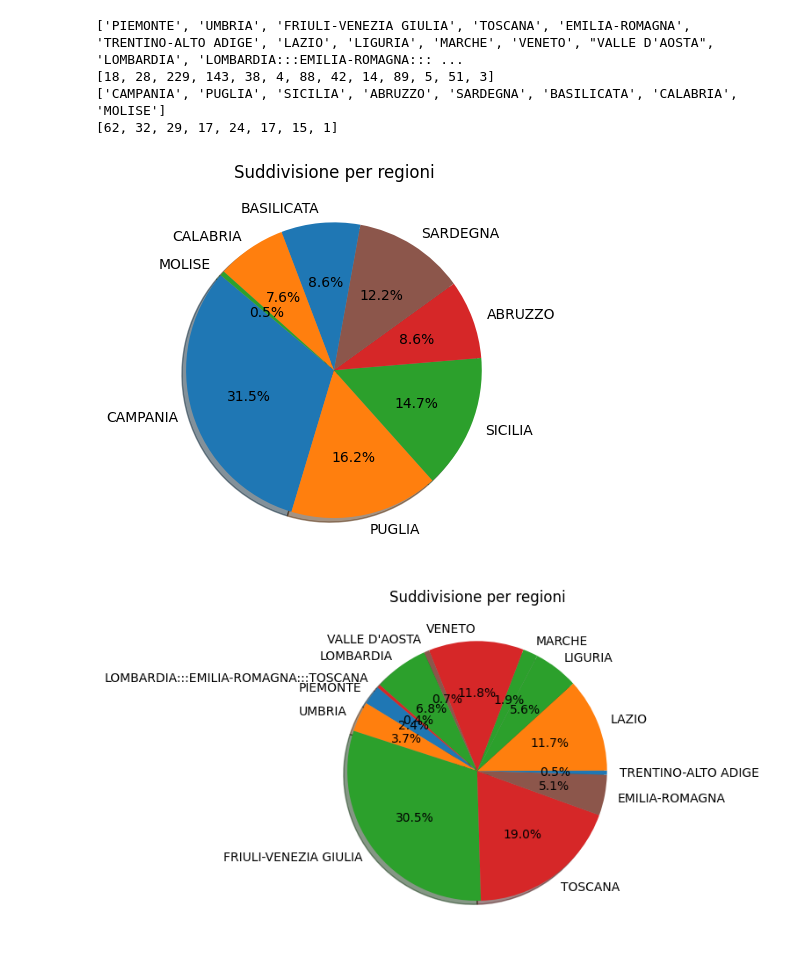
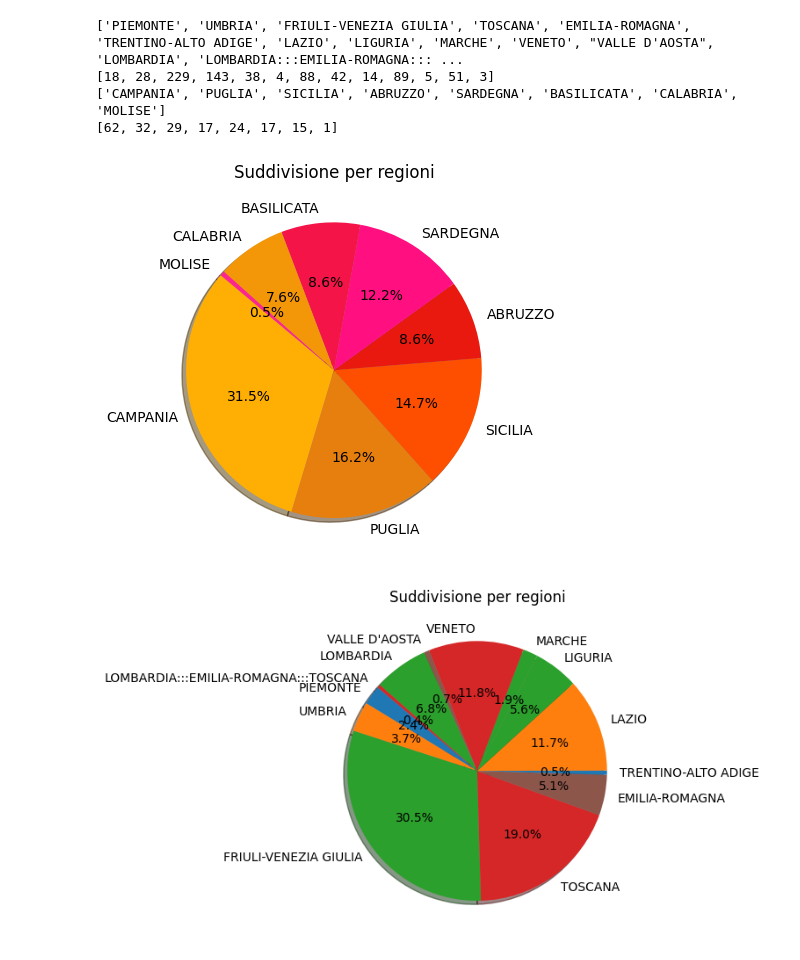
Before and after one commit to LorenzoLongarini/progetto-di-economia, a Jupyter notebook: economia_dataset.ipynb, the cells around one changed output. Drawn from its saved outputs; the diff is of its cells as text; code cells hidden in the pictures.

```diff
--- a/economia_dataset.ipynb
+++ b/economia_dataset.ipynb
@@ -145,15 +167,15 @@ result.to_csv('total_data.csv', index=False)
 # %%
 country_data = array_sud_region
 medal_data = array_sud_num
-colors = ["#1f77b4", "#ff7f0e", "#2ca02c", "#d62728", "#8c564b","#1f77b4", "#ff7f0e", "#2ca02c"]
+colors = ["#FFAE03", "#E67F0D", "#FE4E00", "#E9190F", "#FF0F80", "#F41448", "#F39708", "#FF258C"]
 explode = (0, 0, 0, 0, 0, 0, 0, 0)
 plt.pie(medal_data, labels=country_data, explode=explode, colors=colors,
 autopct='%1.1f%%', shadow=True, startangle=140)
 # plt.hist(array, bins = 21)ù
 plt.title("Suddivisione per regioni")
 plt.show()
 # %% [output]
-[figure, old version]
+[figure, new version]
 # %%
 country_data = array_nord_region
 medal_data = array_nord_num
```
Also changed, not shown: parts of 1 cell of this notebook, 1 other file.
